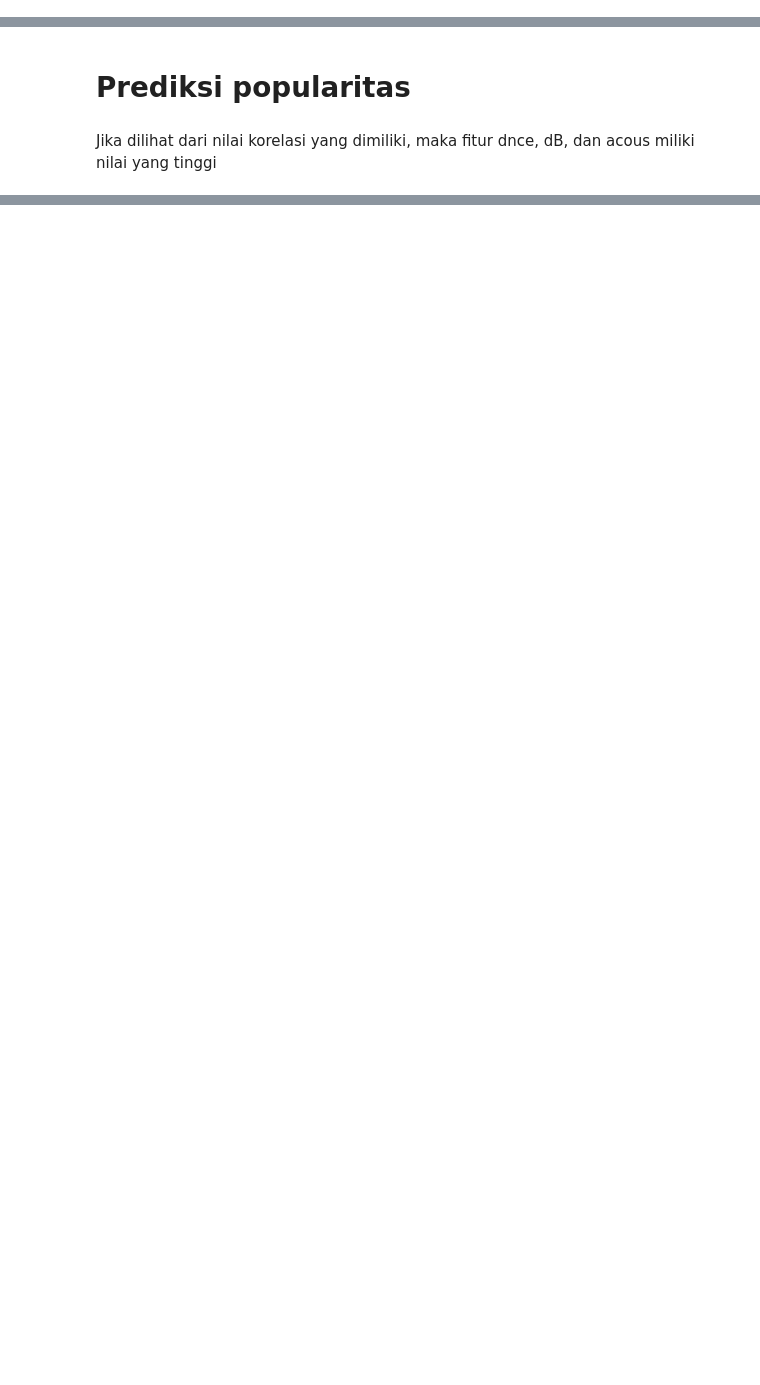
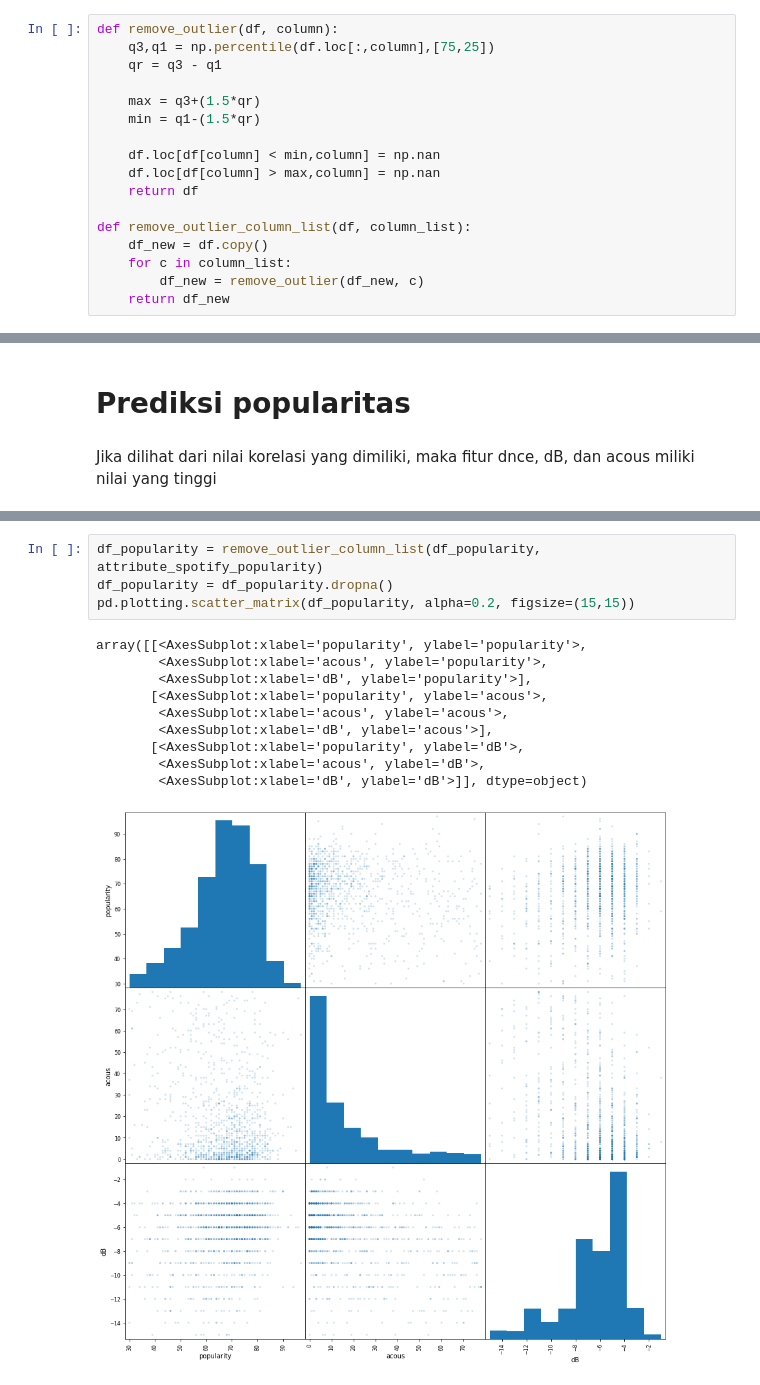
Before and after one commit to arkha98/tugas_akhir_spotify, a Jupyter notebook: tugas_akhir.ipynb, the cells around one changed output, grey strips where cells are left out. Drawn from its saved outputs; the diff is of its cells as text; blank space fills up the shorter version.

```diff
--- a/tugas_akhir.ipynb
+++ b/tugas_akhir.ipynb
@@ -28,6 +28,23 @@ def isNaN(value) :
         return math.isnan(float(value))
     except:
         return False
+# %%
+def remove_outlier(df, column):
+    q3,q1 = np.percentile(df.loc[:,column],[75,25])
+    qr = q3 - q1
+
+    max = q3+(1.5*qr)
+    min = q1-(1.5*qr)
+
+    df.loc[df[column] < min,column] = np.nan
+    df.loc[df[column] > max,column] = np.nan
+    return df
+
+def remove_outlier_column_list(df, column_list):
+    df_new = df.copy()
+    for c in column_list:
+        df_new = remove_outlier(df_new, c)
+    return df_new
 # %% [markdown]
 # Penjelasan Atribut
 
@@ -590,0 +651,15 @@ Jika dilihat dari nilai korelasi yang dimiliki, maka fitur dnce, dB, dan acous m
+# %%
+df_popularity = remove_outlier_column_list(df_popularity, attribute_spotify_popularity)
+df_popularity = df_popularity.dropna()
+pd.plotting.scatter_matrix(df_popularity, alpha=0.2, figsize=(15,15))
+# %% [output]
+array([[<AxesSubplot:xlabel='popularity', ylabel='popularity'>,
+        <AxesSubplot:xlabel='acous', ylabel='popularity'>,
+        <AxesSubplot:xlabel='dB', ylabel='popularity'>],
+       [<AxesSubplot:xlabel='popularity', ylabel='acous'>,
+        <AxesSubplot:xlabel='acous', ylabel='acous'>,
+        <AxesSubplot:xlabel='dB', ylabel='acous'>],
+       [<AxesSubplot:xlabel='popularity', ylabel='dB'>,
+        <AxesSubplot:xlabel='acous', ylabel='dB'>,
+        <AxesSubplot:xlabel='dB', ylabel='dB'>]], dtype=object)
+[figure, added]
```
Also changed, not shown: parts of 22 cells of this notebook, 1 other file.
